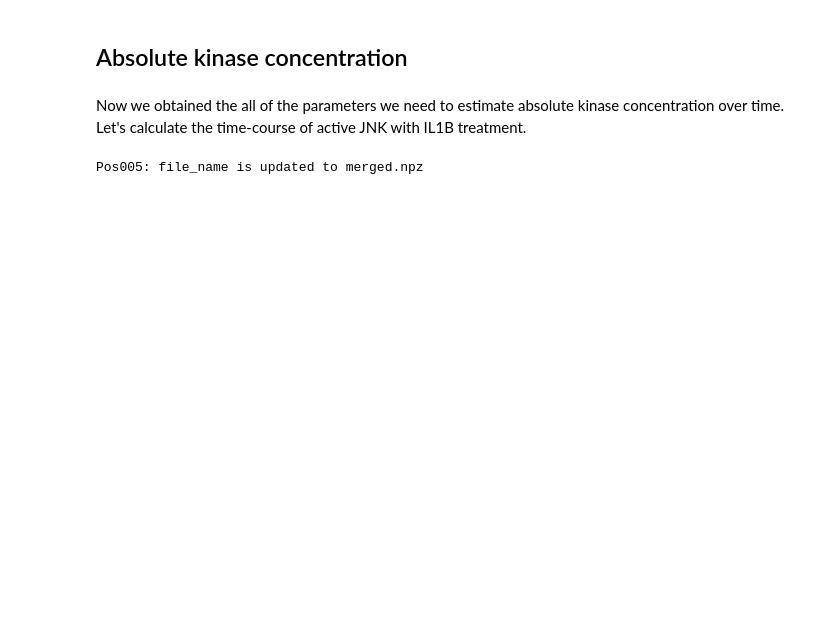
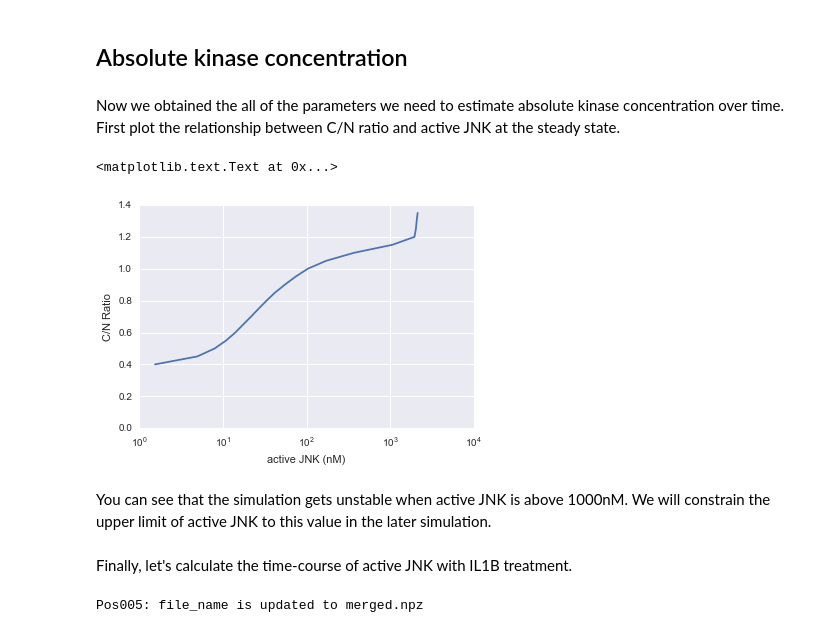
Before and after one commit to macklin/covertrace, a Jupyter notebook: doc/jupyter_examples/KTRProtocol.ipynb, the cells around one changed output. Saved outputs shown, nothing was run; the diff lists cells and outputs as text; code cells hidden in the pictures; blank space fills up the shorter version.

```diff
--- a/doc/jupyter_examples/KTRProtocol.ipynb
+++ b/doc/jupyter_examples/KTRProtocol.ipynb
@@ -369,7 +365,23 @@ The estimated k_d and Kmd for this cell is 0.033 and 0.288
 ## Absolute kinase concentration
 # %% [markdown]
 Now we obtained the all of the parameters we need to estimate absolute kinase concentration over time.
-Let's calculate the time-course of active JNK with IL1B treatment.
+First plot the relationship between C/N ratio and active JNK at the steady state.
+# %%
+# the relationship between active JNK and C/N ratio at steady state.
+st = []
+for i in np.arange(0, 1.4, 0.05):
+    st.append(estim_steady_state_kinase(i, param_set) * 1000)  # in nM
+plt.semilogx(st, np.arange(0, 1.4, 0.05))
+plt.xlabel('active JNK (nM)')
+plt.ylabel('C/N Ratio')
+# %% [output]
+<matplotlib.text.Text at 0x...>
+[figure, added]
+# %% [markdown]
+You can see that the simulation gets unstable when active JNK is above 1000nM.
+We will constrain the upper limit of active JNK to this value in the later simulation.
+# %% [markdown]
+Finally, let's calculate the time-course of active JNK with IL1B treatment.
 # %%
 parent_folder = join(data_folder, 'IL1B')
 sub_folders = ['Pos005', 'Pos006', 'Pos007', 'Pos008']
```
Also changed, not shown: parts of 32 cells of this notebook.
